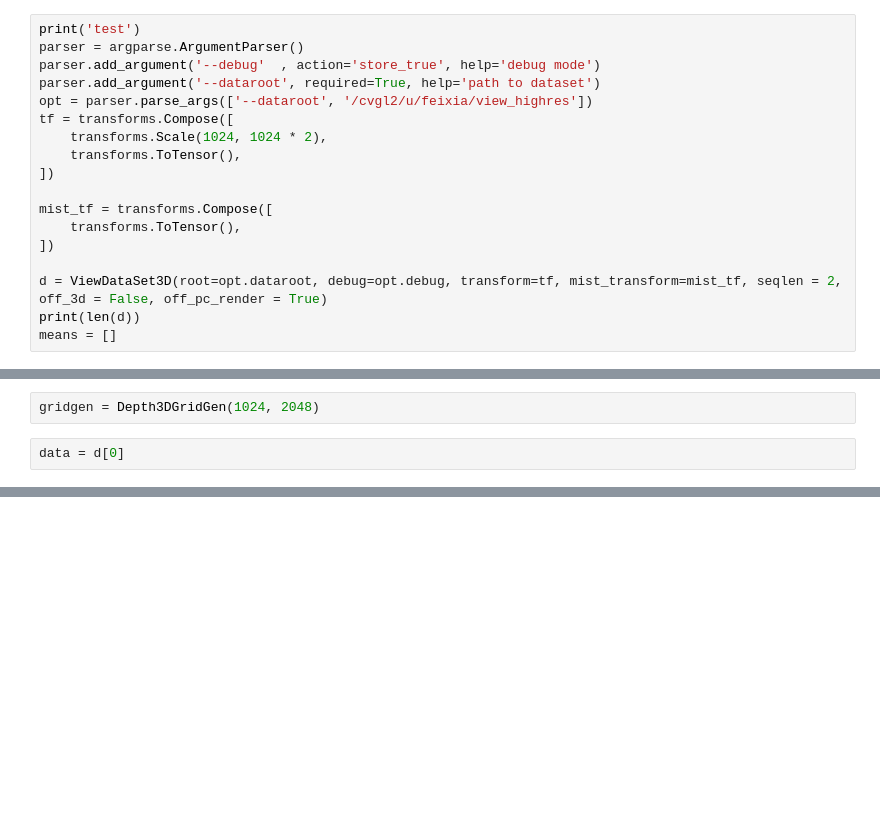
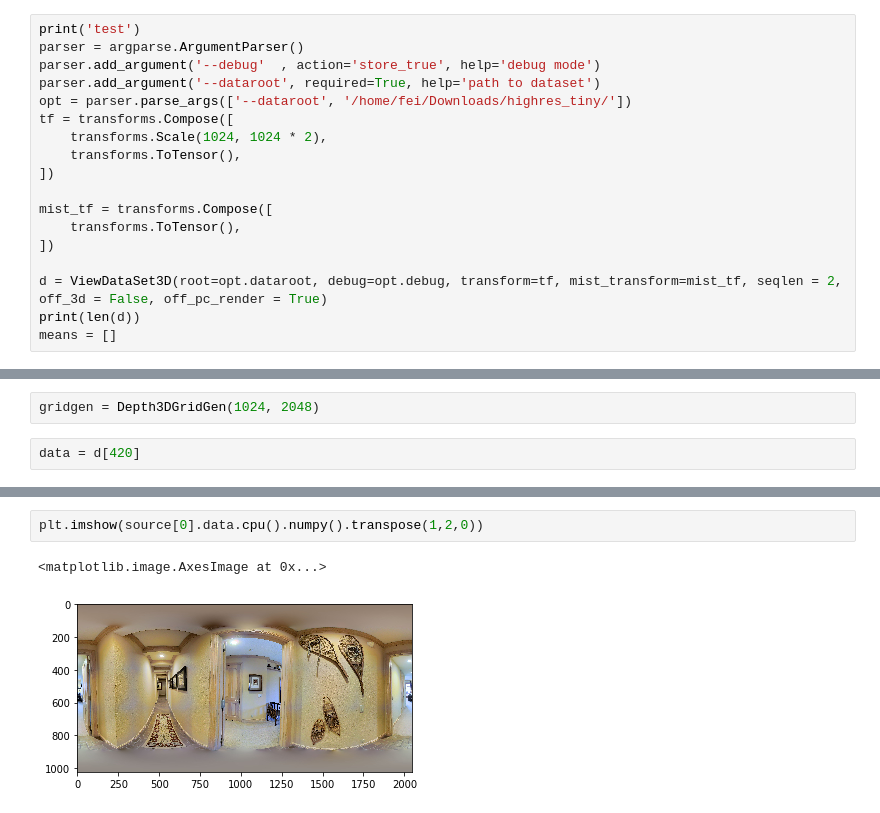
Before and after one commit to StanfordVL/GibsonEnv, a Jupyter notebook: dev/new_stn.ipynb, the cells around one changed output, grey strips where cells are left out. Saved outputs shown, nothing was run; the diff lists cells and outputs as text; blank space fills up the shorter version.

```diff
--- a/dev/new_stn.ipynb
+++ b/dev/new_stn.ipynb
@@ -28,7 +30,7 @@ print('test')
 parser = argparse.ArgumentParser()
 parser.add_argument('--debug'  , action='store_true', help='debug mode')
 parser.add_argument('--dataroot', required=True, help='path to dataset')
-opt = parser.parse_args(['--dataroot', '/cvgl2/u/feixia/view_highres'])
+opt = parser.parse_args(['--dataroot', '/home/fei/Downloads/highres_tiny/'])
 tf = transforms.Compose([
     transforms.Scale(1024, 1024 * 2),
     transforms.ToTensor(),
@@ -103,5 +127,5 @@ class Depth3DGridGen(nn.Module):
 # %%
 gridgen = Depth3DGridGen(1024, 2048)
 # %%
-data = d[0]
+data = d[420]
 # %%
@@ -135,0 +190,5 @@ IndexError: tuple index out of range
+# %%
+plt.imshow(source[0].data.cpu().numpy().transpose(1,2,0))
+# %% [output]
+<matplotlib.image.AxesImage at 0x...>
+[figure, added]
```
Also changed, not shown: parts of 17 cells of this notebook, 1 other file.
